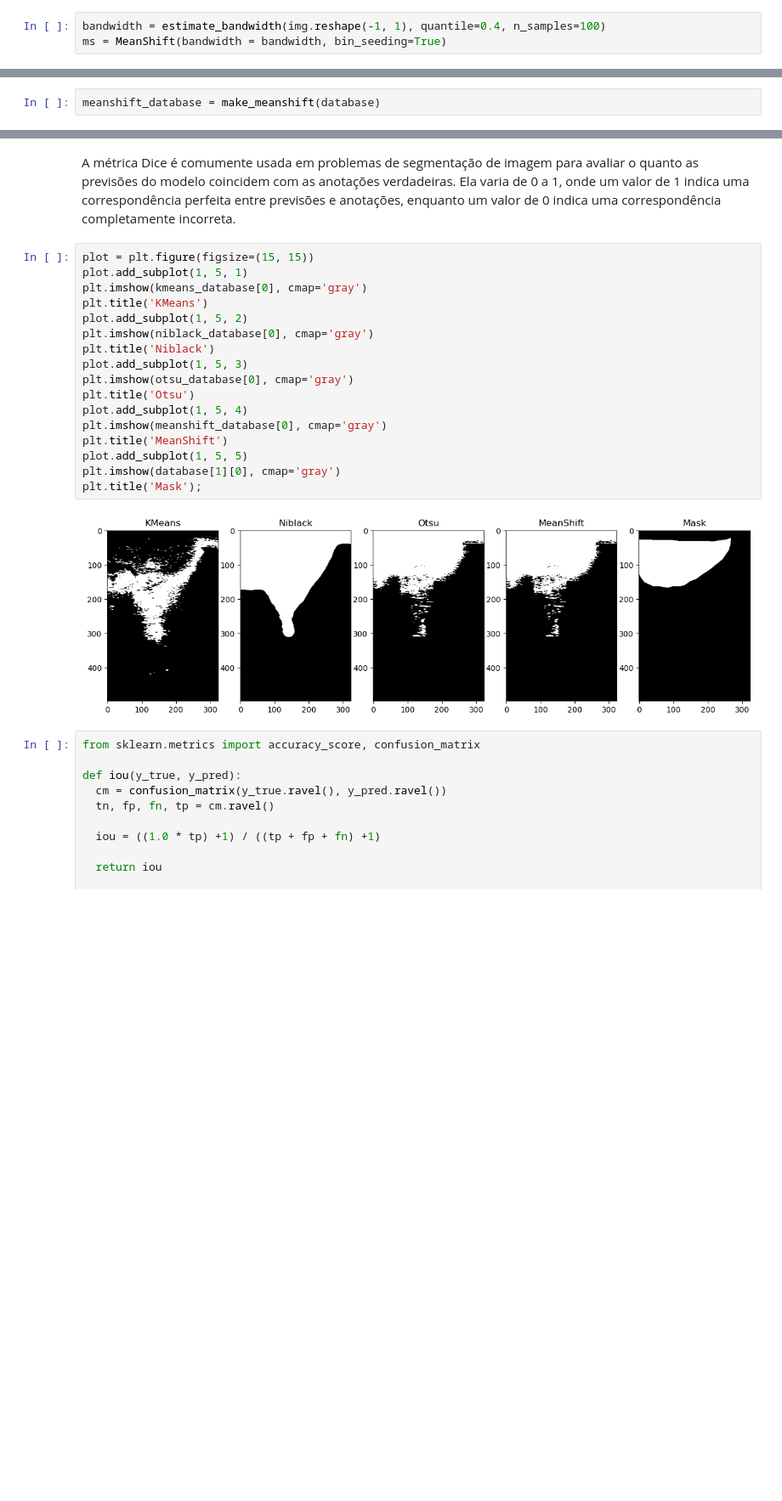
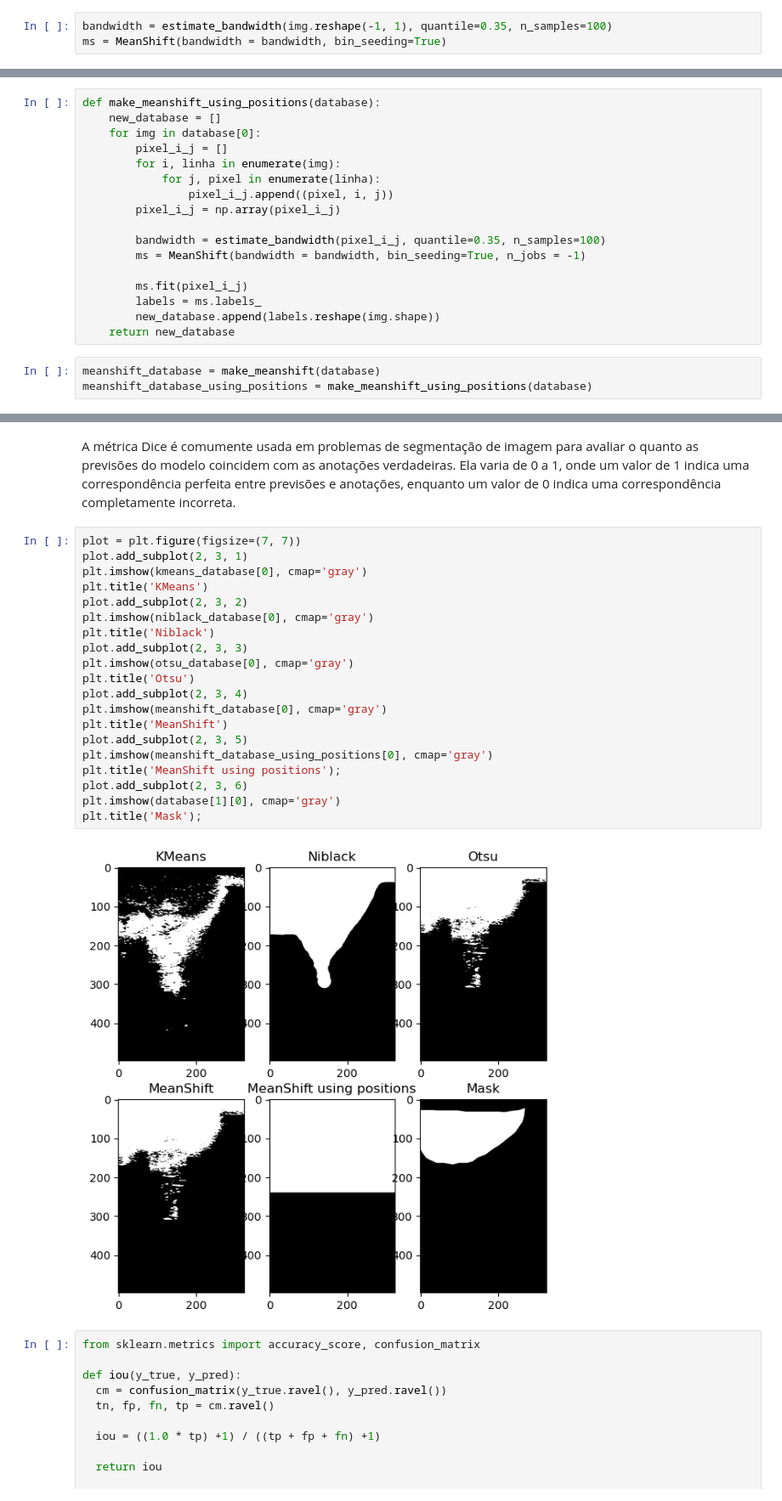
Before and after one commit to EuricoDNJR/Topicos-especiais-em-visao-computacional, a Jupyter notebook: Segmentation/segmentation.ipynb, the cells around one changed output, grey strips where cells are left out. Shown at 85% size. Saved outputs shown, nothing was run; the diff lists cells and outputs as text; blank space fills up the shorter version.

```diff
--- a/Segmentation/segmentation.ipynb
+++ b/Segmentation/segmentation.ipynb
@@ -200,7 +200,7 @@ plt.imshow(img, cmap='gray')
 # %% [markdown]
 Apenas testando com so uma imagem
 # %%
-bandwidth = estimate_bandwidth(img.reshape(-1, 1), quantile=0.4, n_samples=100)
+bandwidth = estimate_bandwidth(img.reshape(-1, 1), quantile=0.35, n_samples=100)
 ms = MeanShift(bandwidth = bandwidth, bin_seeding=True)
 # %%
 ms.fit(img.reshape(-1, 1))
@@ -247,8 +243,26 @@ def make_meanshift(database):
         labels[labels == 2] = 0
         new_database.append(labels.reshape(img.shape))
     return new_database
+# %%
+def make_meanshift_using_positions(database):
+    new_database = []
+    for img in database[0]:
+        pixel_i_j = []
+        for i, linha in enumerate(img):
+            for j, pixel in enumerate(linha):
+                pixel_i_j.append((pixel, i, j))
+        pixel_i_j = np.array(pixel_i_j)
+
+        bandwidth = estimate_bandwidth(pixel_i_j, quantile=0.35, n_samples=100)
+        ms = MeanShift(bandwidth = bandwidth, bin_seeding=True, n_jobs = -1)
+
+        ms.fit(pixel_i_j)
+        labels = ms.labels_
+        new_database.append(labels.reshape(img.shape))
+    return new_database
 # %%
 meanshift_database = make_meanshift(database)
+meanshift_database_using_positions = make_meanshift_using_positions(database)
 # %%
 plt.imshow(meanshift_database[4], cmap='gray')
 # %% [output]
@@ -287,24 +310,27 @@ $$
 # %% [markdown]
 A métrica Dice é comumente usada em problemas de segmentação de imagem para avaliar o quanto as previsões do modelo coincidem com as anotações verdadeiras. Ela varia de 0 a 1, onde um valor de 1 indica uma correspondência perfeita entre previsões e anotações, enquanto um valor de 0 indica uma correspondência completamente incorreta.
 # %%
-plot = plt.figure(figsize=(15, 15))
-plot.add_subplot(1, 5, 1)
+plot = plt.figure(figsize=(7, 7))
+plot.add_subplot(2, 3, 1)
 plt.imshow(kmeans_database[0], cmap='gray')
 plt.title('KMeans')
-plot.add_subplot(1, 5, 2)
+plot.add_subplot(2, 3, 2)
 plt.imshow(niblack_database[0], cmap='gray')
 plt.title('Niblack')
-plot.add_subplot(1, 5, 3)
+plot.add_subplot(2, 3, 3)
 plt.imshow(otsu_database[0], cmap='gray')
 plt.title('Otsu')
-plot.add_subplot(1, 5, 4)
+plot.add_subplot(2, 3, 4)
 plt.imshow(meanshift_database[0], cmap='gray')
 plt.title('MeanShift')
-plot.add_subplot(1, 5, 5)
+plot.add_subplot(2, 3, 5)
+plt.imshow(meanshift_database_using_positions[0], cmap='gray')
+plt.title('MeanShift using positions');
+plot.add_subplot(2, 3, 6)
 plt.imshow(database[1][0], cmap='gray')
 plt.title('Mask');
 # %% [output]
-[figure, old version]
+[figure, new version]
 # %%
 from sklearn.metrics import accuracy_score, confusion_matrix
 
```
Also changed, not shown: parts of 10 cells of this notebook.
